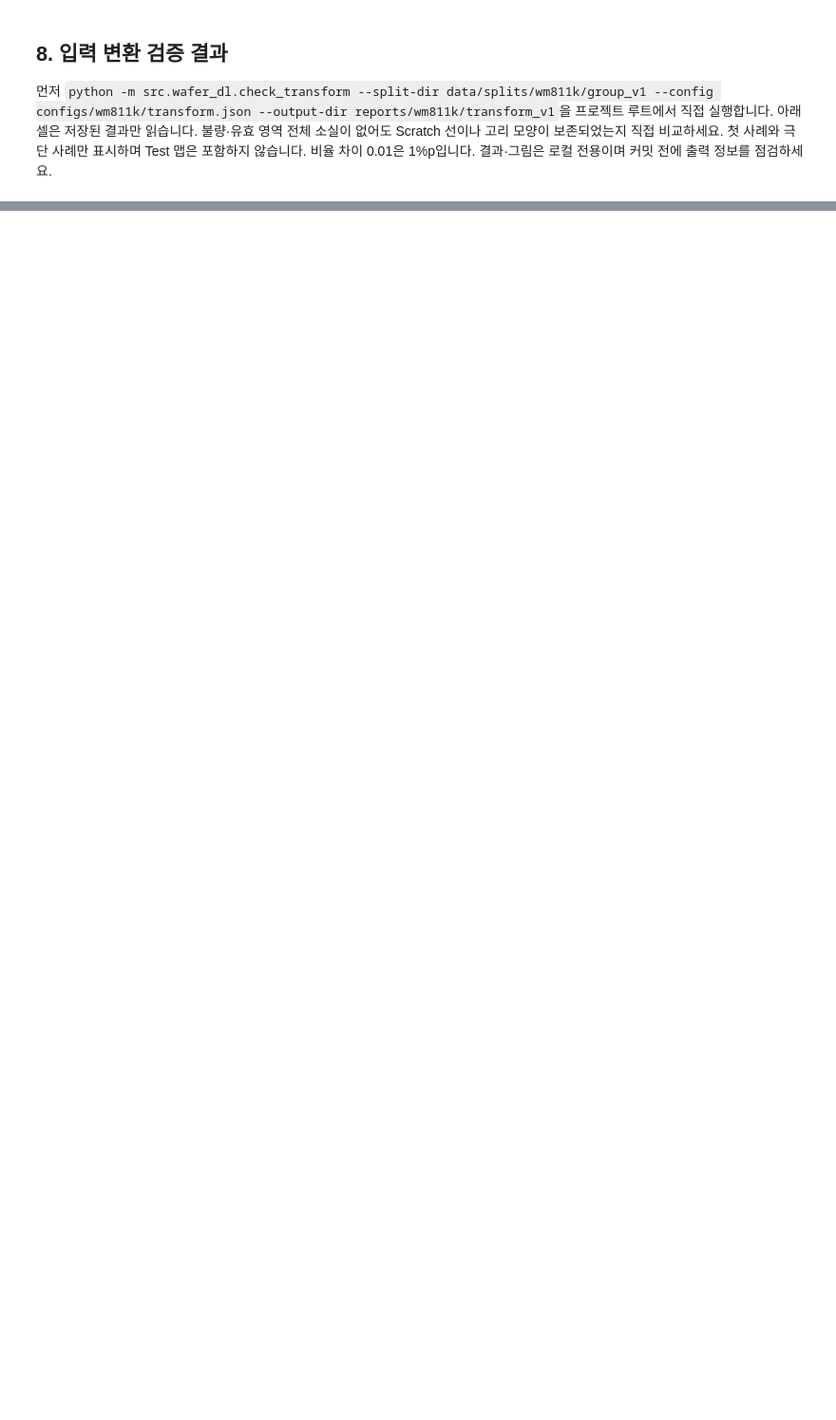
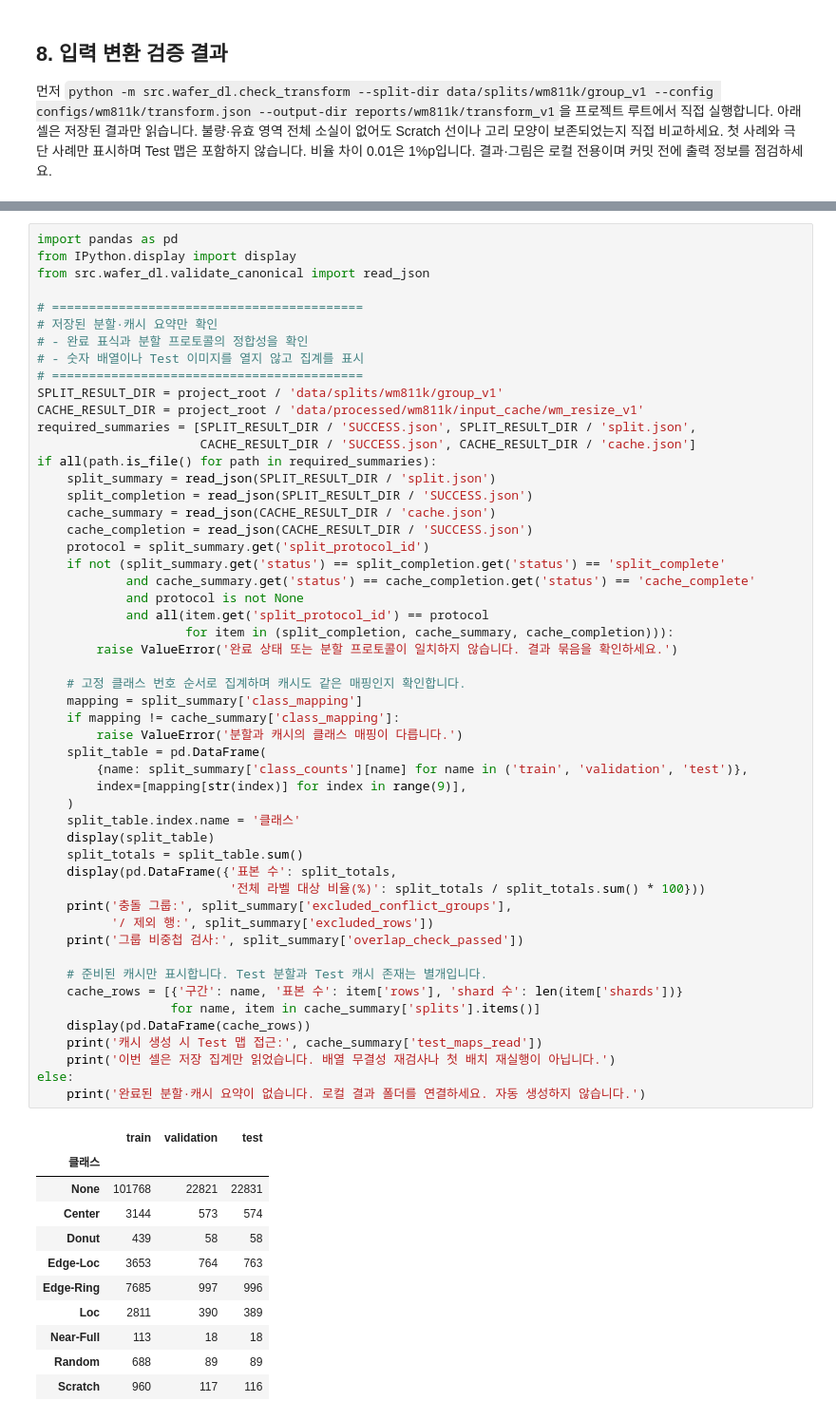
Before and after one commit to didgustmd23/secom-waferguard, a Jupyter notebook: reports/wm811k/analysis.ipynb, the cells around one changed output, grey strips where cells are left out. Shown at 95% size. Saved outputs shown, nothing was run; the diff lists cells and outputs as text; blank space fills up the shorter version.

```diff
--- a/reports/wm811k/analysis.ipynb
+++ b/reports/wm811k/analysis.ipynb
@@ -262,0 +291,64 @@ else:
+# %%
+import pandas as pd
+from IPython.display import display
+from src.wafer_dl.validate_canonical import read_json
+
+# ==========================================
+# 저장된 분할·캐시 요약만 확인
+# - 완료 표식과 분할 프로토콜의 정합성을 확인
+# - 숫자 배열이나 Test 이미지를 열지 않고 집계를 표시
+# ==========================================
+SPLIT_RESULT_DIR = project_root / 'data/splits/wm811k/group_v1'
+CACHE_RESULT_DIR = project_root / 'data/processed/wm811k/input_cache/wm_resize_v1'
+required_summaries = [SPLIT_RESULT_DIR / 'SUCCESS.json', SPLIT_RESULT_DIR / 'split.json',
+                      CACHE_RESULT_DIR / 'SUCCESS.json', CACHE_RESULT_DIR / 'cache.json']
+if all(path.is_file() for path in required_summaries):
+    split_summary = read_json(SPLIT_RESULT_DIR / 'split.json')
+    split_completion = read_json(SPLIT_RESULT_DIR / 'SUCCESS.json')
+    cache_summary = read_json(CACHE_RESULT_DIR / 'cache.json')
+    cache_completion = read_json(CACHE_RESULT_DIR / 'SUCCESS.json')
+    protocol = split_summary.get('split_protocol_id')
+    if not (split_summary.get('status') == split_completion.get('status') == 'split_complete'
+            and cache_summary.get('status') == cache_completion.get('status') == 'cache_complete'
+            and protocol is not None
+            and all(item.get('split_protocol_id') == protocol
+                    for item in (split_completion, cache_summary, cache_completion))):
+        raise ValueError('완료 상태 또는 분할 프로토콜이 일치하지 않습니다. 결과 묶음을 확인하세요.')
+
+    # 고정 클래스 번호 순서로 집계하며 캐시도 같은 매핑인지 확인합니다.
+    mapping = split_summary['class_mapping']
+    if mapping != cache_summary['class_mapping']:
+        raise ValueError('분할과 캐시의 클래스 매핑이 다릅니다.')
+    split_table = pd.DataFrame(
+        {name: split_summary['class_counts'][name] for name in ('train', 'validation', 'test')},
+        index=[mapping[str(index)] for index in range(9)],
+    )
+    split_table.index.name = '클래스'
+    display(split_table)
+    split_totals = split_table.sum()
+    display(pd.DataFrame({'표본 수': split_totals,
+                          '전체 라벨 대상 비율(%)': split_totals / split_totals.sum() * 100}))
+    print('충돌 그룹:', split_summary['excluded_conflict_groups'],
+          '/ 제외 행:', split_summary['excluded_rows'])
+    print('그룹 비중첩 검사:', split_summary['overlap_check_passed'])
+
+    # 준비된 캐시만 표시합니다. Test 분할과 Test 캐시 존재는 별개입니다.
+    cache_rows = [{'구간': name, '표본 수': item['rows'], 'shard 수': len(item['shards'])}
+                  for name, item in cache_summary['splits'].items()]
+    display(pd.DataFrame(cache_rows))
+    print('캐시 생성 시 Test 맵 접근:', cache_summary['test_maps_read'])
+    print('이번 셀은 저장 집계만 읽었습니다. 배열 무결성 재검사나 첫 배치 재실행이 아닙니다.')
+else:
+    print('완료된 분할·캐시 요약이 없습니다. 로컬 결과 폴더를 연결하세요. 자동 생성하지 않습니다.')
+# %% [output]
+|  | train | validation | test |
+| 클래스 |  |  |  |
+| None | 101768 | 22821 | 22831 |
+| Center | 3144 | 573 | 574 |
+| Donut | 439 | 58 | 58 |
+| Edge-Loc | 3653 | 764 | 763 |
+| Edge-Ring | 7685 | 997 | 996 |
+| Loc | 2811 | 390 | 389 |
+| Near-Full | 113 | 18 | 18 |
+| Random | 688 | 89 | 89 |
+| Scratch | 960 | 117 | 116 |
```
Also changed, not shown: parts of 5 cells of this notebook, 1 other file.
